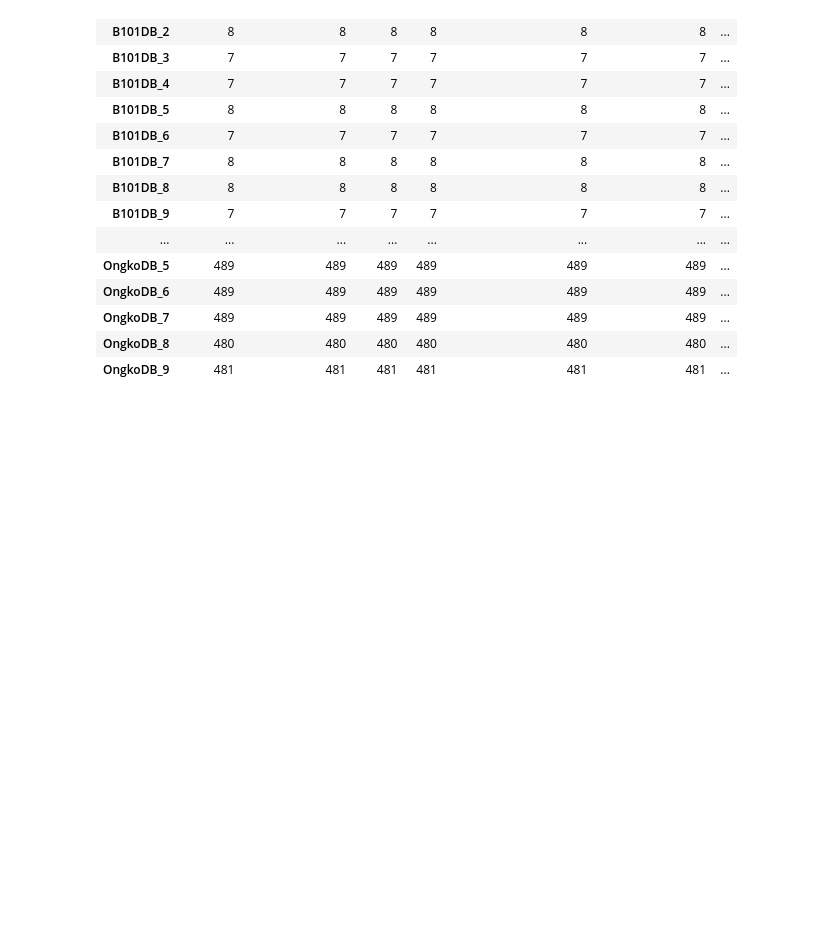
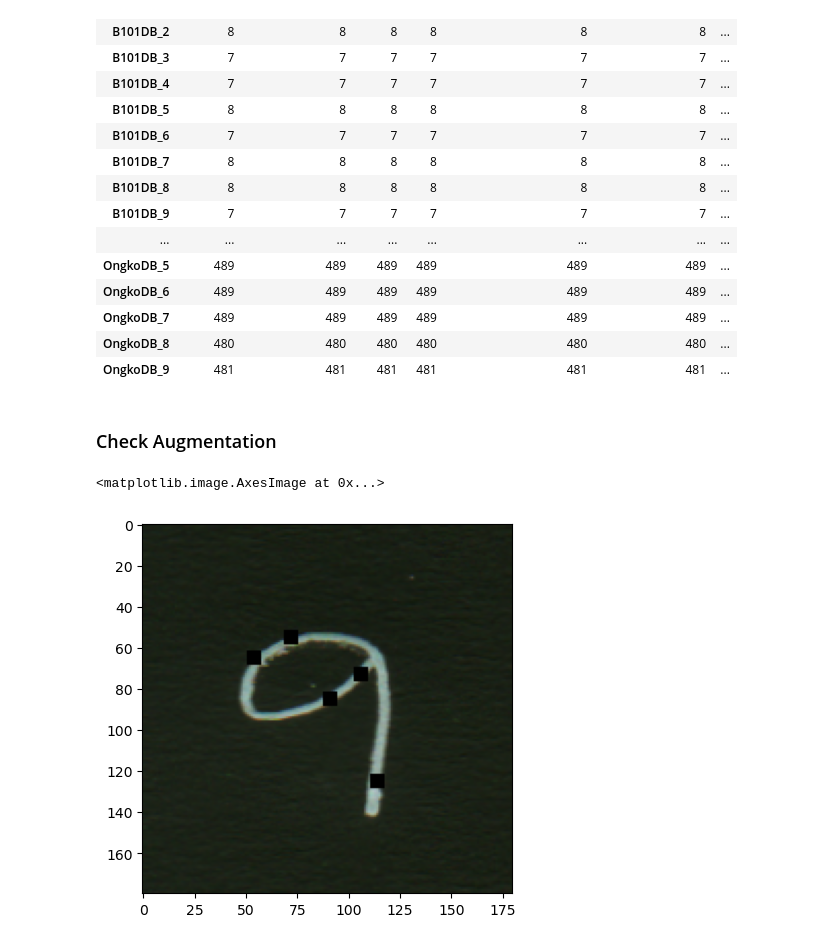
Before and after one commit to Najib-Haq/CSE-472-Machine-Learning, a Jupyter notebook: Offline 4/explore.ipynb, the cells around one changed output. Cells and saved outputs as stored; diff of their text form; code cells hidden in the pictures; blank space fills up the shorter version.

Commit message:
Offline 4 - add contour cutout

```diff
--- a/Offline 4/explore.ipynb
+++ b/Offline 4/explore.ipynb
@@ -217,3 +217,5 @@ val_df.groupby("split_col").count()
 # %%
 train_df.to_csv("train.csv", index=False)
 val_df.to_csv("val.csv", index=False)
+# %% [markdown]
+### Check Augmentation
@@ -219,0 +246,28 @@ val_df.to_csv("val.csv", index=False)
+# %%
+no_contours =contours.shape[0]
+
+# choose random contours
+random_contours = np.random.randint(0, no_contours, 5)
+
+c_image = image.copy()
+
+height, width, _ = image.shape
+cutout_height, cutout_width = height*0.02, width*0.02
+for point in contours[random_contours]:
+    # print(point, point.shape)
+    x, y = point[0][0], point[0][1]
+    # add a rectangle to the image
+    # cv2.rectangle(c_image, (int(x-cutout_width), int(y-cutout_height)), (int(x+cutout_width), int(y+cutout_height)), (0, 255, 0), 2)
+
+    # cutout the image
+    # also check whether the cutout is within the image
+    if (x-cutout_width) > 0 and (x+cutout_width) < width and (y-cutout_height) > 0 and (y+cutout_height) < height:
+        c_image[int(y-cutout_height):int(y+cutout_height), int(x-cutout_width):int(x+cutout_width), :] = 255
+        # plt.figure()
+        # plt.imshow(cutout)
+# %%
+import matplotlib.pyplot as plt
+plt.imshow(255-c_image)
+# %% [output]
+<matplotlib.image.AxesImage at 0x...>
+[figure, added]
```
Also changed, not shown: parts of 1 cell of this notebook, 6 other files.
